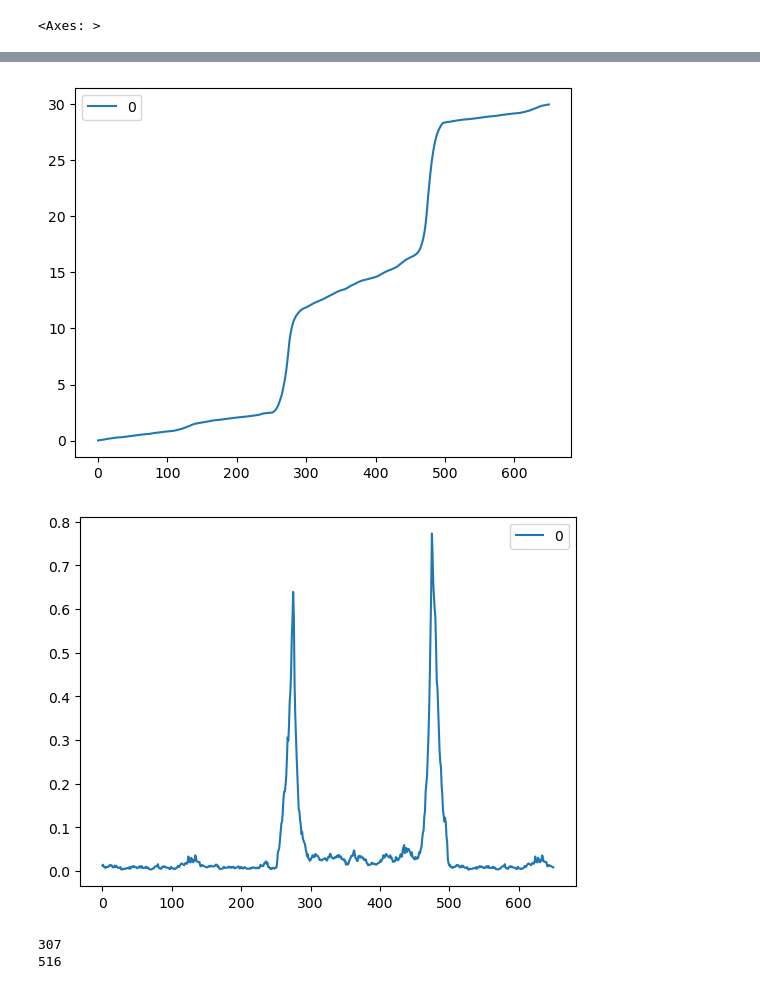
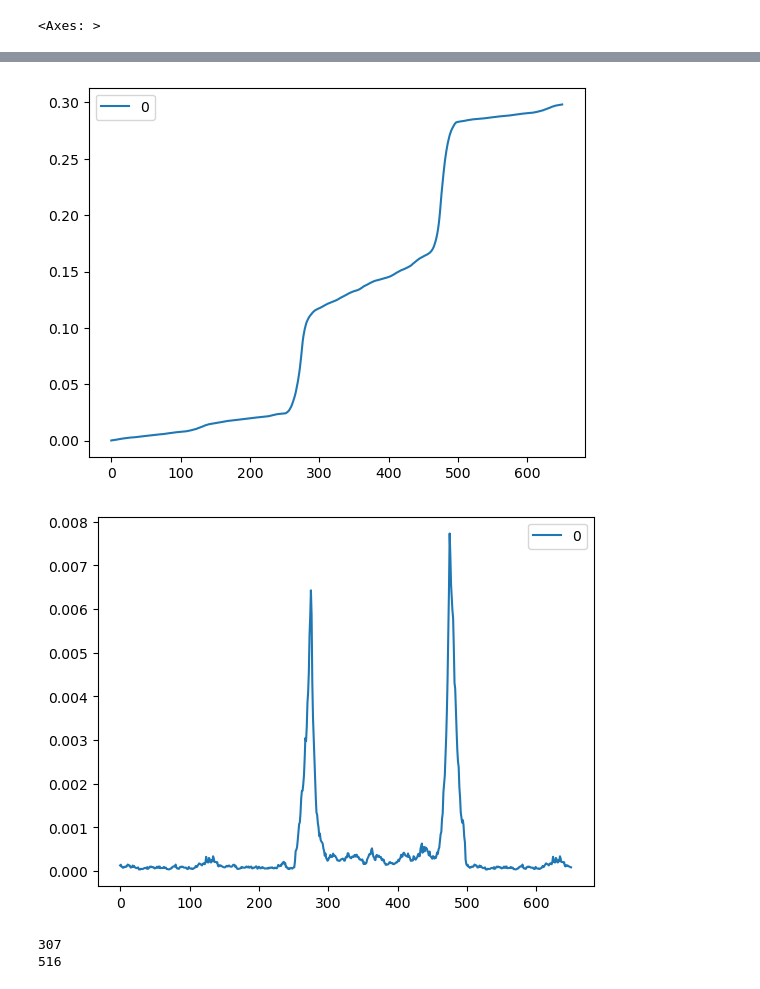
Before and after one commit to jsve96/SWDCPD, a Jupyter notebook: ChangeDetection/MNIST-detection.ipynb, the cells around one changed output, grey strips where cells are left out. Cells and saved outputs as stored; diff of their text form; code cells hidden in the pictures.

```diff
--- a/ChangeDetection/MNIST-detection.ipynb
+++ b/ChangeDetection/MNIST-detection.ipynb
@@ -74,7 +84,7 @@ segments=0
 t0=int(LENGHT*0.5)-1
 begin = time.time()
 loss_segments = []
-THETA = sample_theta_torch(DATA, 5000)
+THETA = sample_theta_torch(DATA, 10000)
 for i, d in enumerate(tqdm(train_dataloader_ts)):
     # Skip iterations if `skip_count` is active
     if skip_count > 0:
@@ -84,10 +94,10 @@ for i, d in enumerate(tqdm(train_dataloader_ts)):
     x_ref, x_cur = d[0].squeeze(0).to(device), d[1].squeeze(0).to(device)
     #THETA = sample_theta_torch(x_ref, 5000)
     #print(THETA.dtype)
-    loss = project_and_calc_dist_torch(x_ref, x_cur, THETA, p=2, device=device).sum(axis=0).detach().cpu().numpy()
+    loss = project_and_calc_dist_torch(x_ref, x_cur, THETA, p=4, device=device).mean(axis=0).detach().cpu().numpy()
     loss_segments.append(loss)
     SWDs.append(loss.mean())
-    test_stat.append(calc_statistic(0.05,x_cur.detach().cpu().numpy()))
+    #test_stat.append(calc_statistic(0.05,x_cur.detach().cpu().numpy()))
 
     # Calibration phase
     if not calibrated:
@@ -104,7 +114,7 @@ for i, d in enumerate(tqdm(train_dataloader_ts)):
     # Monitoring phase
     if calibrated:
         #last_cal += 1
-        l, u = gamma_conf_interval(t, alpha_hat, 1 / beta_hat, 0.90)
+        l, u = gamma_conf_interval(t, alpha_hat, 1 / beta_hat, 0.99)
         lower_CI.append(l)
         upper_CI.append(u)
         cumsum += loss.mean()
@@ -175,12 +251,12 @@ test_stat = []
 THETA = sample_theta_torch(DATA, 5000)
 for i, d in enumerate(tqdm(train_dataloader_ts)):
     x_ref, x_cur = d[0].squeeze(0).to(device), d[1].squeeze(0).to(device)
-    loss = project_and_calc_dist_torch(x_ref, x_cur, THETA, p=4, device=device).sum(axis=0).detach().cpu().numpy()
+    loss = project_and_calc_dist_torch(x_ref, x_cur, THETA, p=4, device=device).mean(axis=0).detach().cpu().numpy()
     loss_segments.append(loss)
     a_hat, b_hat = mom_estimates(loss)
     alphas.append(a_hat)
     betas.append(b_hat)
-    test_stat.append(calc_statistic(0.05,x_cur.detach().cpu().numpy()))
+    #test_stat.append(calc_statistic(0.05,x_cur.detach().cpu().numpy()))
     #SWDs.append(loss.mean())
 df = pd.DataFrame([l.mean() for l in loss_segments])
 df.diff().plot()
@@ -192,5 +268,5 @@ df.plot()
-[figure, old version]
+[figure, new version]
-[figure, old version]
+[figure, new version]
 # %%
 df.to_csv('df_out.csv')
 # %%
```
Also changed, not shown: parts of 6 cells of this notebook, 2 other files.
